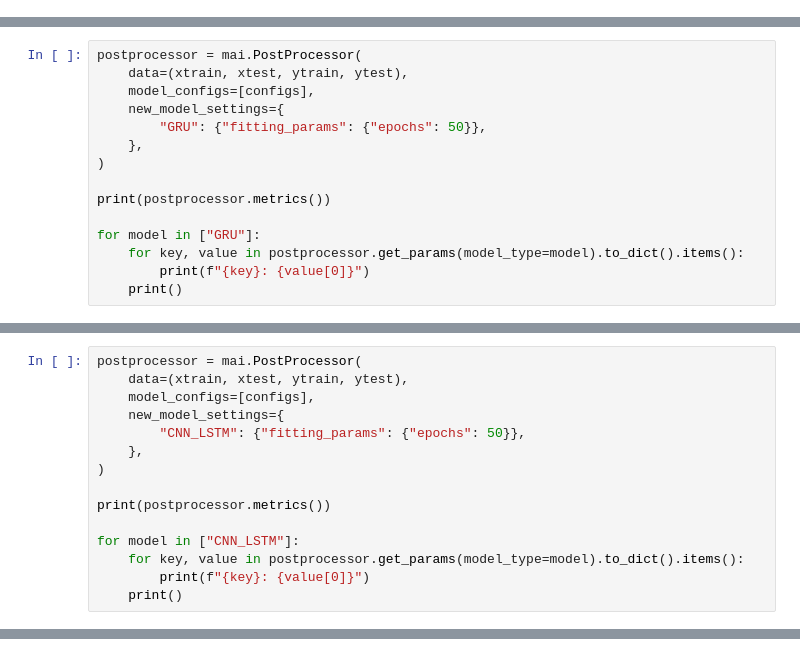
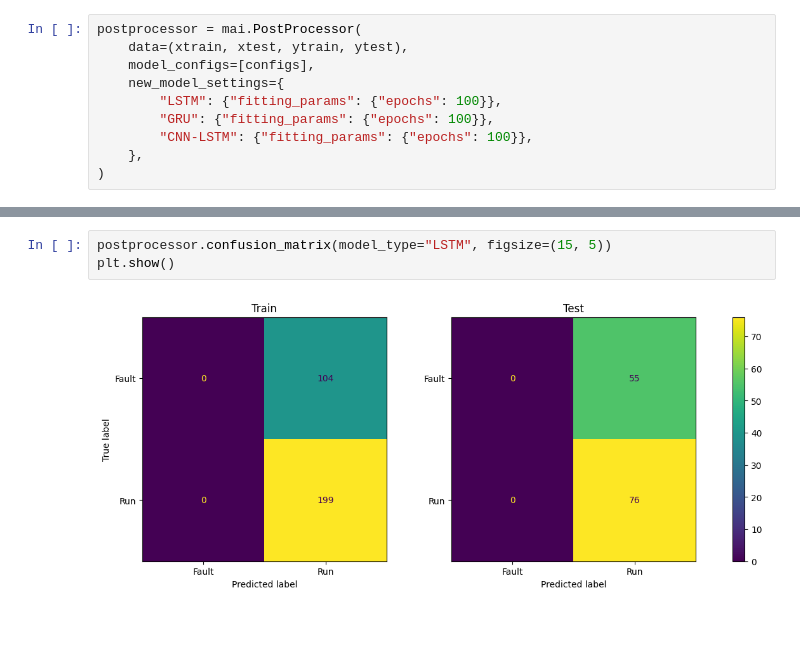
Before and after one commit to aims-umich/pyMAISE, a Jupyter notebook: docs/source/benchmarks/anomaly_binary_2d.ipynb, the cells around one changed output, grey strips where cells are left out. Cells and saved outputs as stored; diff of their text form; blank space fills up the shorter version.

```diff
--- a/docs/source/benchmarks/anomaly_binary_2d.ipynb
+++ b/docs/source/benchmarks/anomaly_binary_2d.ipynb
@@ -65,0 +157,10 @@ ytest shape: (95, 450, 2)
+# %%
+postprocessor = mai.PostProcessor(
+    data=(xtrain, xtest, ytrain, ytest),
+    model_configs=[configs],
+    new_model_settings={
+        "LSTM": {"fitting_params": {"epochs": 100}},
+        "GRU": {"fitting_params": {"epochs": 100}},
+        "CNN-LSTM": {"fitting_params": {"epochs": 100}},
+    },
+)
@@ -255,15 +205,0 @@ Dense_2_units: 25
-# %%
-postprocessor = mai.PostProcessor(
-    data=(xtrain, xtest, ytrain, ytest),
-    model_configs=[configs],
-    new_model_settings={
-        "GRU": {"fitting_params": {"epochs": 50}},
-    },
-)
-
-print(postprocessor.metrics())
-
-for model in ["GRU"]:
-    for key, value in postprocessor.get_params(model_type=model).to_dict().items():
-        print(f"{key}: {value[0]}")
-    print()
@@ -288,15 +205,0 @@ Dense_2_units: 39
-# %%
-postprocessor = mai.PostProcessor(
-    data=(xtrain, xtest, ytrain, ytest),
-    model_configs=[configs],
-    new_model_settings={
-        "CNN_LSTM": {"fitting_params": {"epochs": 50}},
-    },
-)
-
-print(postprocessor.metrics())
-
-for model in ["CNN_LSTM"]:
-    for key, value in postprocessor.get_params(model_type=model).to_dict().items():
-        print(f"{key}: {value[0]}")
-    print()
@@ -327,0 +206,5 @@ batch_size: 32
+# %%
+postprocessor.confusion_matrix(model_type="LSTM", figsize=(15, 5))
+plt.show()
+# %% [output]
+[figure, added]
```
Also changed, not shown: parts of 28 cells of this notebook.
